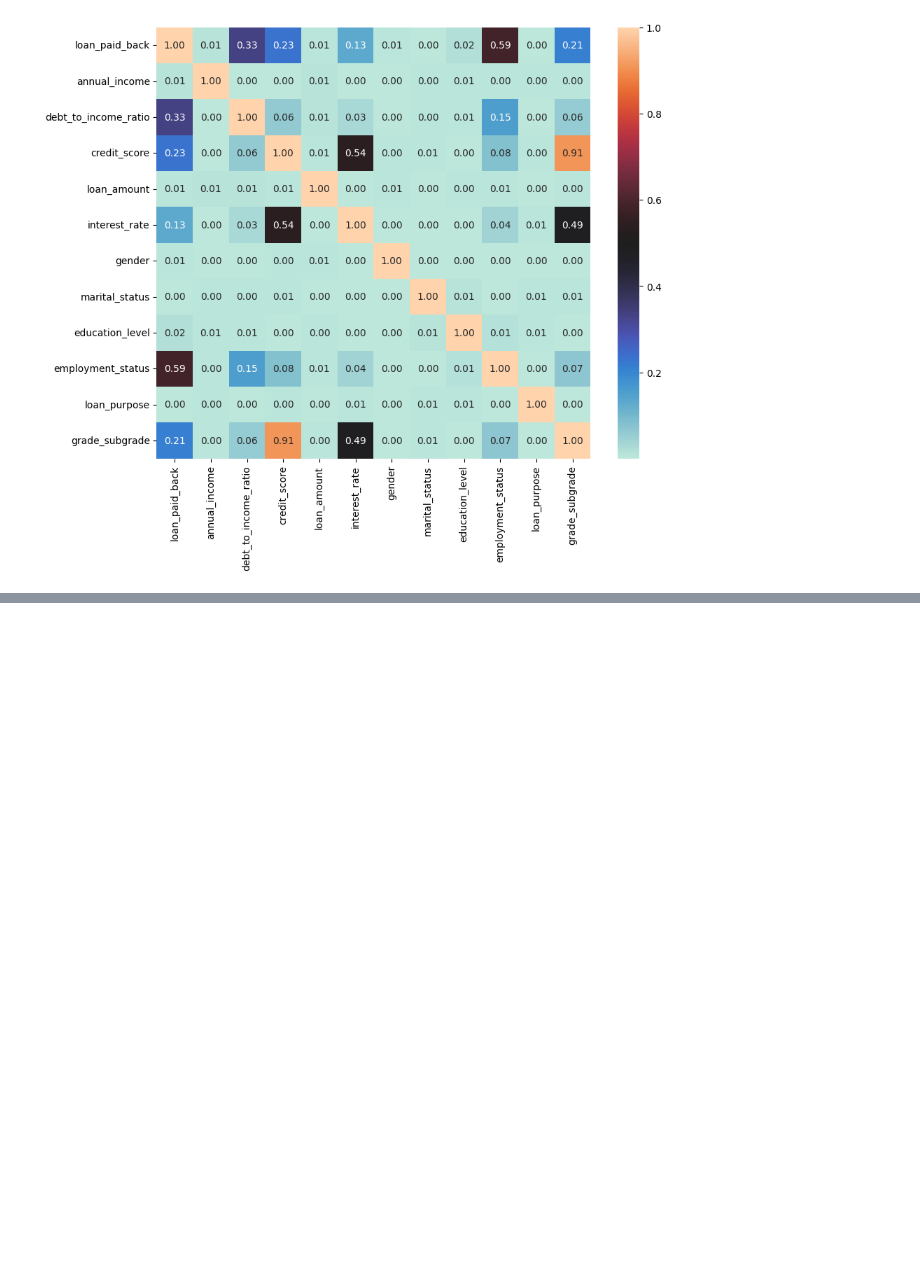
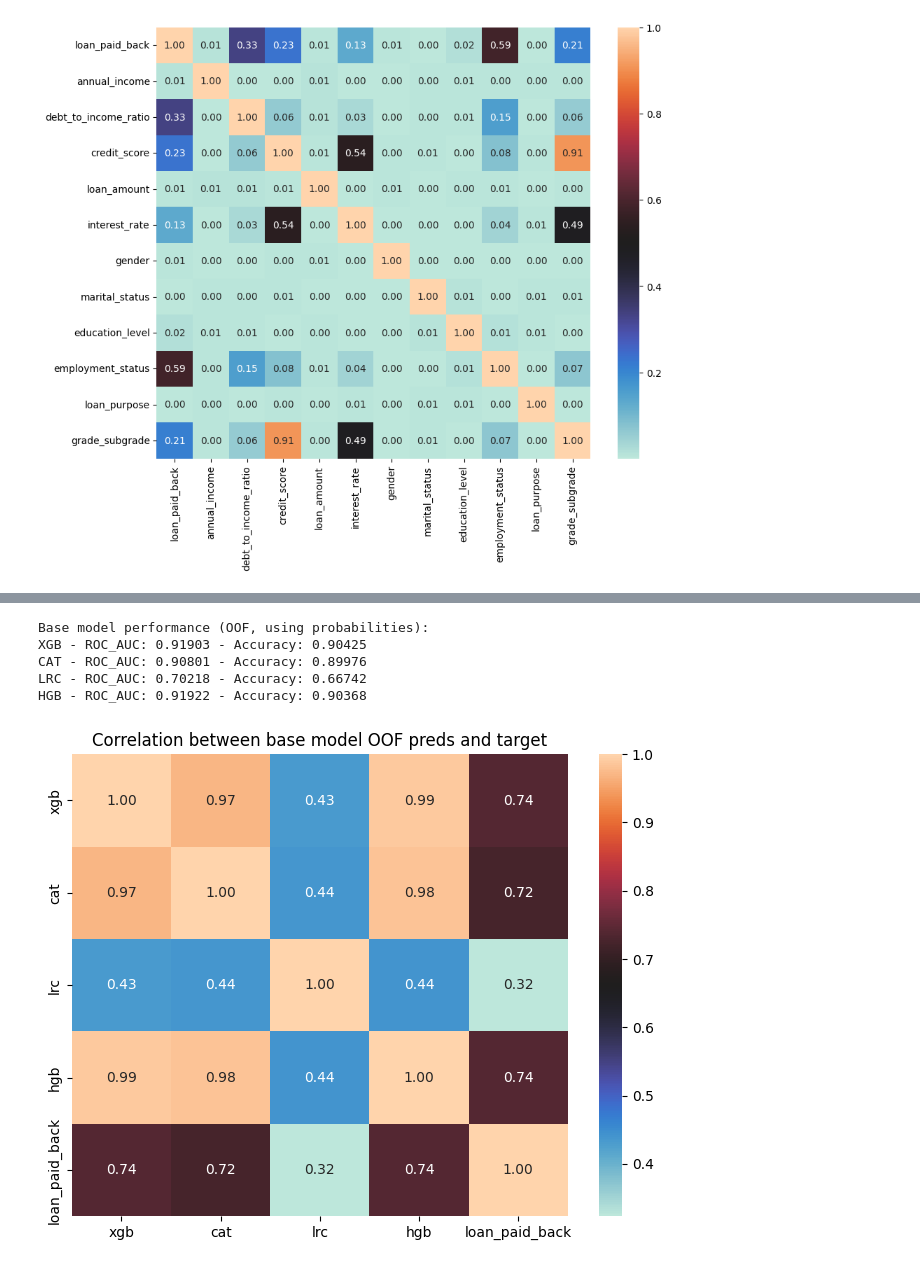
Before and after one commit to Frissie/Kaggle, a Jupyter notebook: PlayGround/S5E11/S5E11 - Prediction Loan Payback - Meta Model.ipynb, the cells around one changed output, grey strips where cells are left out. Saved outputs shown, nothing was run; the diff lists cells and outputs as text; code cells hidden in the pictures; blank space fills up the shorter version.

Commit message:
Public score 0.92154

```diff
--- a/PlayGround/S5E11/S5E11 - Prediction Loan Payback - Feature Engenering.ipynb
+++ b/PlayGround/S5E11/S5E11 - Prediction Loan Payback - Meta Model.ipynb
@@ -242,0 +296,20 @@ Meta - 0.7951048627127707 - Accuracy: 0.9046455014697118
+# %%
+print("Fitting Logistic Regression with orig-augmented folds...", end="\n * ")
+lrc_oof, lrc_final = fit_with_orig_and_oof(
+    lrc, X, y, X_orig, y_orig, cv
+)
+
+print("Fitting XGB with orig-augmented folds...", end="\n * ")
+xgb_oof, xgb_final = fit_with_orig_and_oof(
+    xgb, X, y, X_orig, y_orig, cv
+)
+
+print("Fitting CatBoost with orig-augmented folds...", end="\n * ")
+cat_oof, cat_final = fit_with_orig_and_oof(
+    cat, X, y, X_orig, y_orig, cv
+)
+
+print("Fitting HistGradientBoosting with orig-augmented folds...", end="\n * ")
+hgb_oof, hgb_final = fit_with_orig_and_oof(
+    hgb, X, y, X_orig, y_orig, cv
+)
@@ -242,0 +334,33 @@ Meta - 0.7951048627127707 - Accuracy: 0.9046455014697118
+# %%
+predictionMatrix = pd.DataFrame(
+    {
+        "xgb": xgb_oof,
+        "cat": cat_oof,
+        "lrc": lrc_oof,
+        "hgb": hgb_oof,
+    },
+    index=X.index,
+)
+
+print("Base model performance (OOF, using probabilities):")
+for name in ["xgb", "cat", "lrc", "hgb"]:
+    auc = roc_auc_score(y, predictionMatrix[name])
+    acc = accuracy_score(y, (predictionMatrix[name] > 0.5).astype(int))
+    print(f"{name.upper()} - ROC_AUC: {auc:.5f} - Accuracy: {acc:.5f}")
+
+plt.figure(figsize=(8, 6))
+sns.heatmap(
+    data=pd.concat([predictionMatrix, y.rename(TARGET_COL)], axis=1).corr().abs(),
+    cmap="icefire",
+    annot=True,
+    fmt=".2f",
+)
+plt.title("Correlation between base model OOF preds and target")
+plt.show()
+# %% [output]
+Base model performance (OOF, using probabilities):
+XGB - ROC_AUC: 0.91903 - Accuracy: 0.90425
+CAT - ROC_AUC: 0.90801 - Accuracy: 0.89976
+LRC - ROC_AUC: 0.70218 - Accuracy: 0.66742
+HGB - ROC_AUC: 0.91922 - Accuracy: 0.90368
+[figure, added]
```
Also changed, not shown: parts of 19 cells of this notebook, 36 other files.
